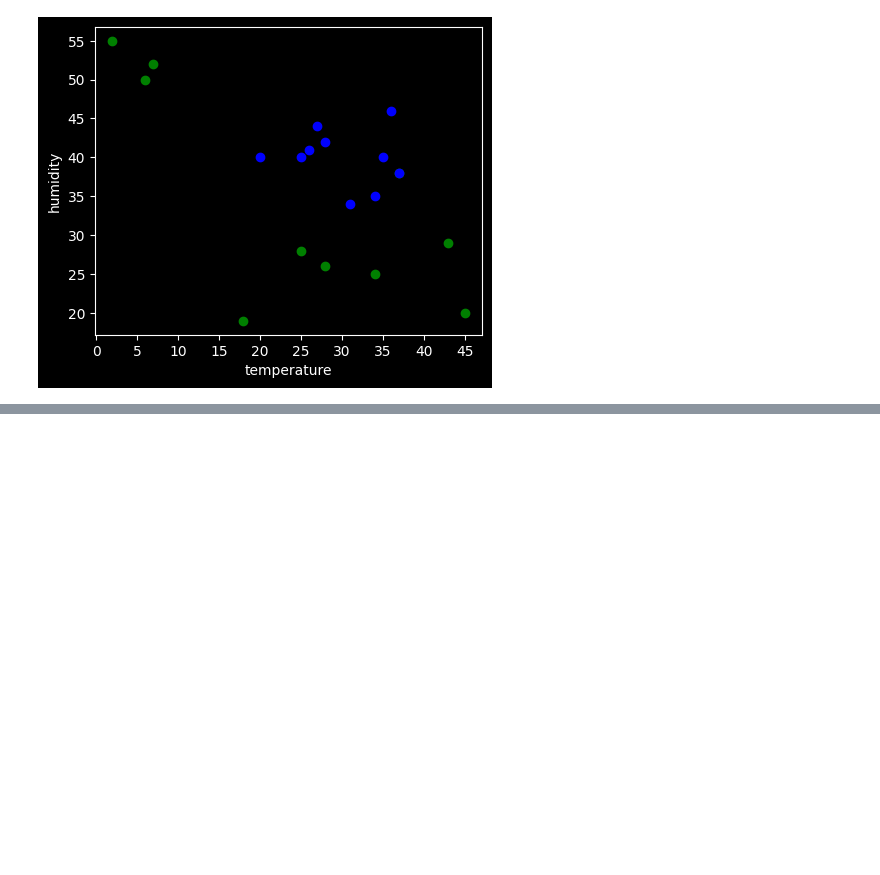
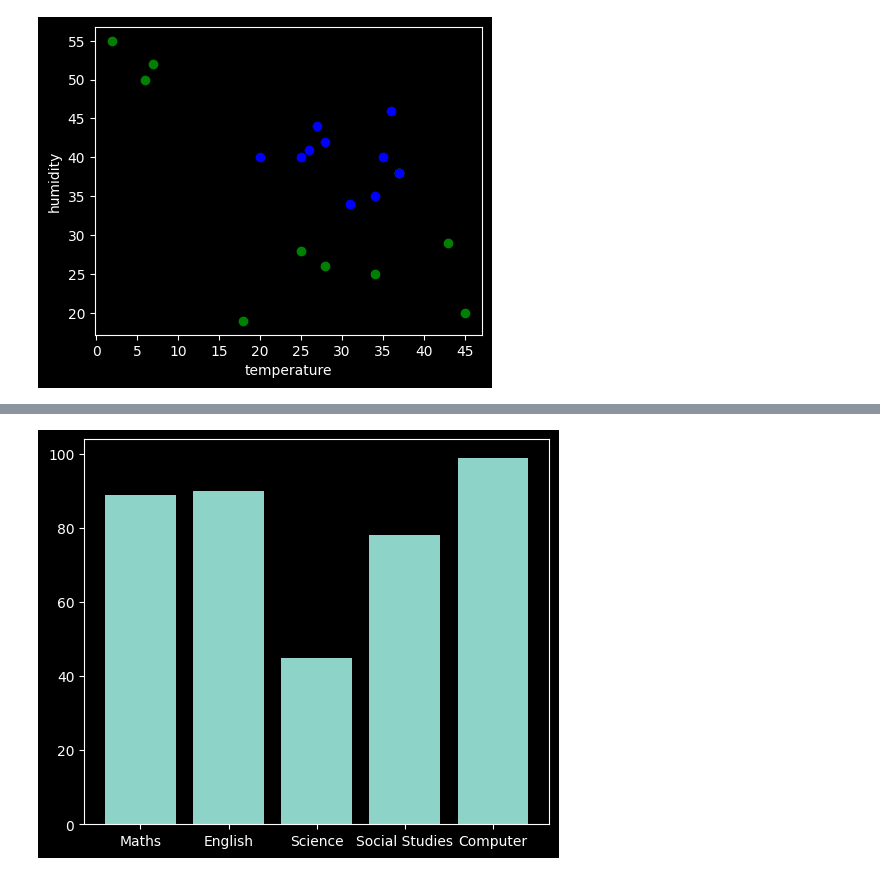
Before and after one commit to tusharmaurya267/Python_basic, a Jupyter notebook: Matplotlib_&_Seaborn.ipynb, the cells around one changed output, grey strips where cells are left out. Saved outputs shown, nothing was run; the diff lists cells and outputs as text; code cells hidden in the pictures; blank space fills up the shorter version.

```diff
--- a/Matplotlib_&_Seaborn.ipynb
+++ b/Matplotlib_&_Seaborn.ipynb
@@ -52,0 +93,9 @@ plt.show()
+# %%
+subjects = ['Maths', 'English', 'Science', 'Social Studies', 'Computer']
+marks = [89, 90, 45, 78, 99]
+# %%
+plt.figure(figsize=(6,5))
+plt.bar(subjects,marks)
+plt.show()
+# %% [output]
+[figure, added]
```
Also changed, not shown: parts of 13 cells of this notebook.
